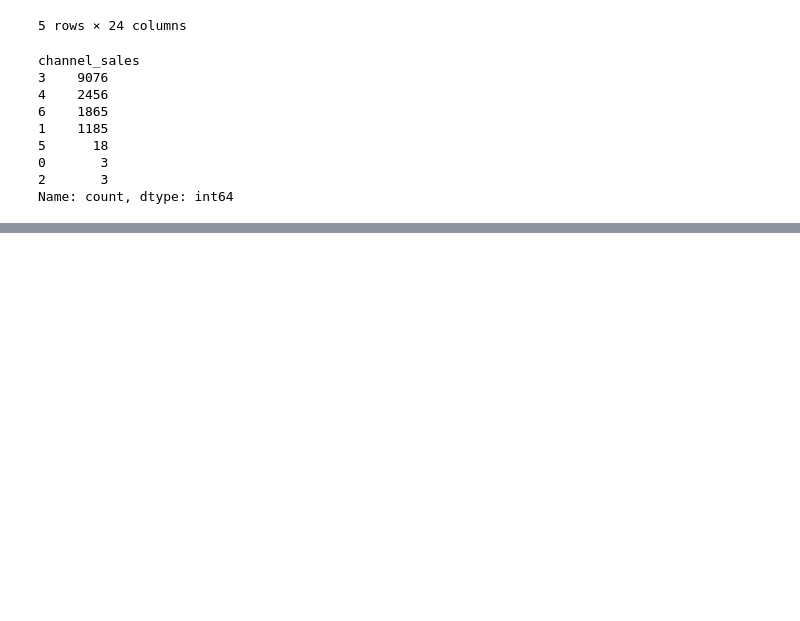
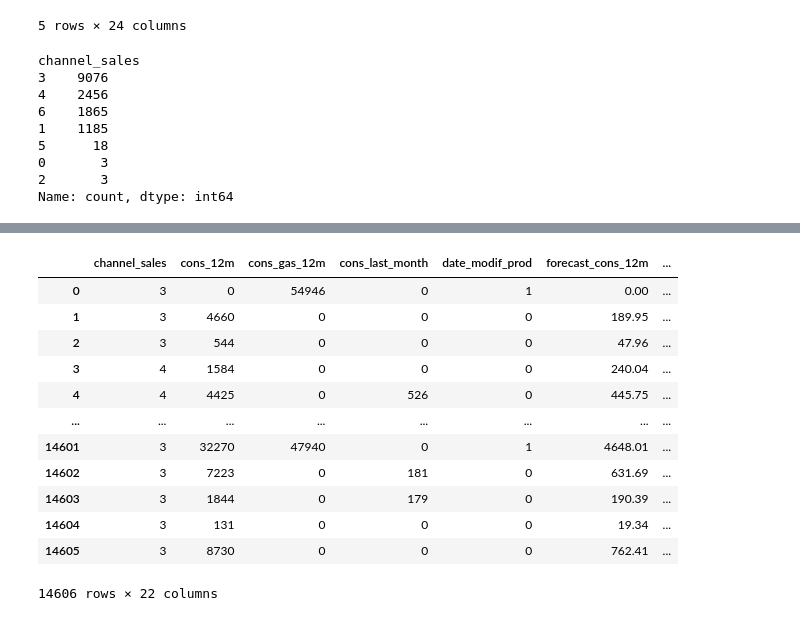
Before and after one commit to nelson123-lab/BCG-X-Data-Science, a Jupyter notebook: Task 2/Task 2 - eda_starter.ipynb, the cells around one changed output, grey strips where cells are left out. Saved outputs shown, nothing was run; the diff lists cells and outputs as text; code cells hidden in the pictures; blank space fills up the shorter version.

```diff
--- a/Task 2/Task 2 - eda_starter.ipynb
+++ b/Task 2/Task 2 - eda_starter.ipynb
@@ -400,0 +422,24 @@ Name: count, dtype: int64
+# %%
+customer_data = client_data[['channel_sales', 'cons_12m', 'cons_gas_12m', 'cons_last_month',
+       'date_modif_prod', 'forecast_cons_12m', 'forecast_cons_year',
+       'forecast_discount_energy', 'forecast_meter_rent_12m',
+       'forecast_price_energy_off_peak', 'forecast_price_energy_peak',
+       'forecast_price_pow_off_peak', 'has_gas', 'imp_cons',
+       'margin_gross_pow_ele', 'margin_net_pow_ele', 'nb_prod_act',
+       'net_margin', 'num_years_antig', 'origin_up', 'pow_max',
+       'c_duration']]
+customer_data
+# %% [output]
+|  | channel_sales | cons_12m | cons_gas_12m | cons_last_month | date_modif_prod | forecast_cons_12m | ... |
+| 0 | 3 | 0 | 54946 | 0 | 1 | 0.00 | ... |
+| 1 | 3 | 4660 | 0 | 0 | 0 | 189.95 | ... |
+| 2 | 3 | 544 | 0 | 0 | 0 | 47.96 | ... |
+| 3 | 4 | 1584 | 0 | 0 | 0 | 240.04 | ... |
+| 4 | 4 | 4425 | 0 | 526 | 0 | 445.75 | ... |
+| ... | ... | ... | ... | ... | ... | ... | ... |
+| 14601 | 3 | 32270 | 47940 | 0 | 1 | 4648.01 | ... |
+| 14602 | 3 | 7223 | 0 | 181 | 0 | 631.69 | ... |
+| 14603 | 3 | 1844 | 0 | 179 | 0 | 190.39 | ... |
+| 14604 | 3 | 131 | 0 | 0 | 0 | 19.34 | ... |
+| 14605 | 3 | 8730 | 0 | 0 | 0 | 762.41 | ... |
+14606 rows × 22 columns
```
Also changed, not shown: parts of 12 cells of this notebook, 3 other files.
